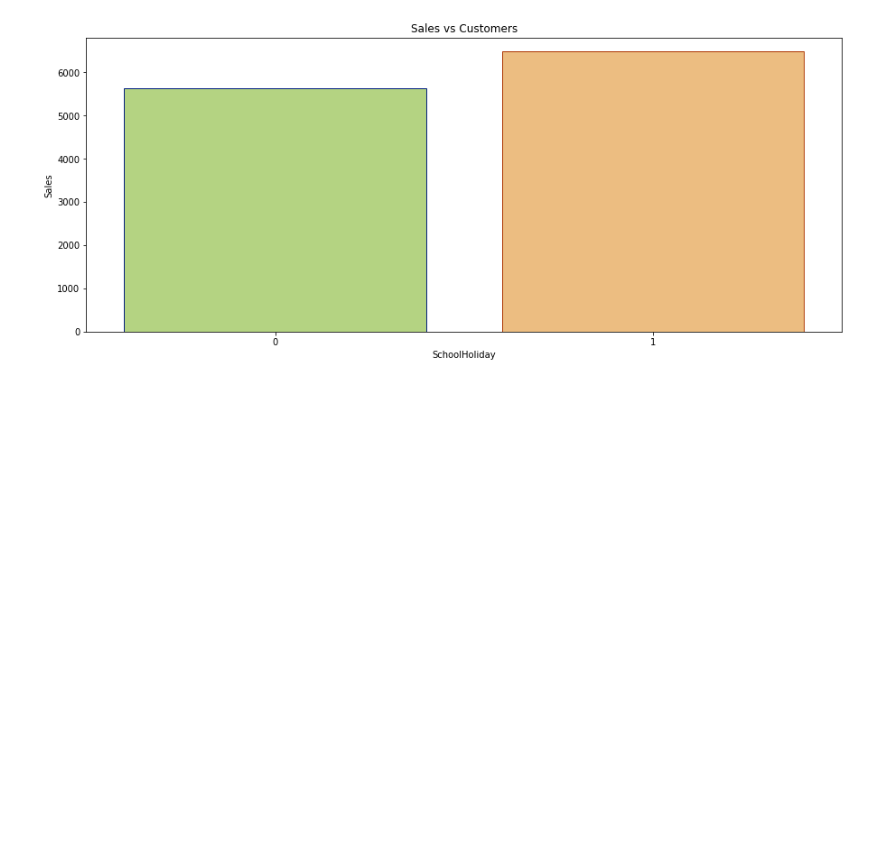
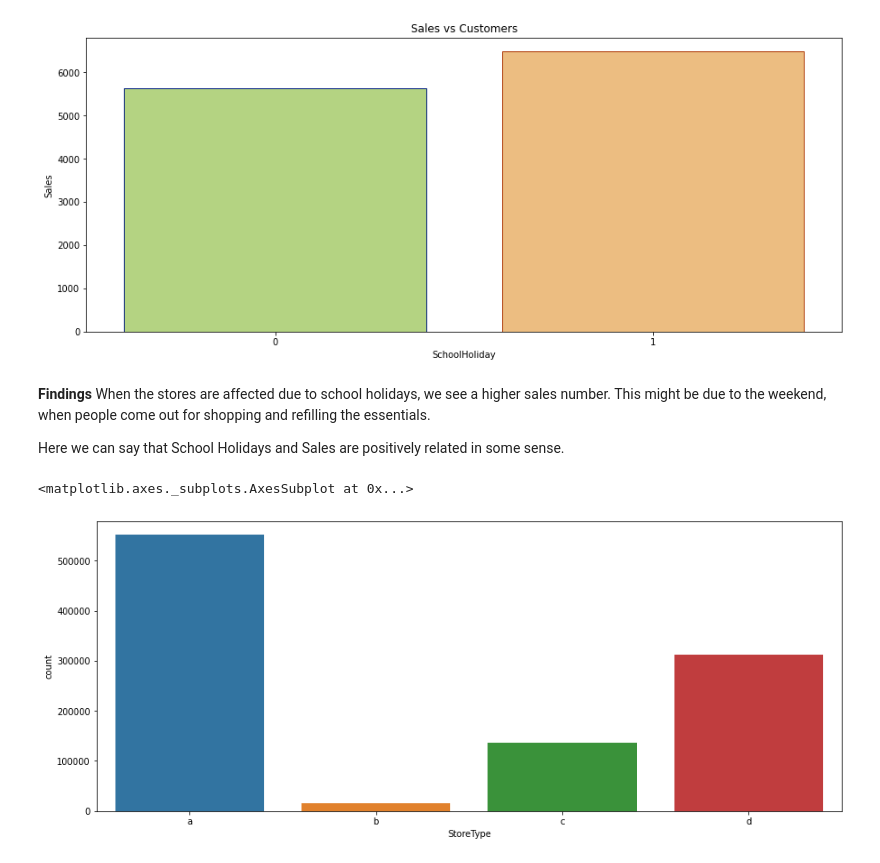
Before and after one commit to vinayakpotdar2114/Capstone-Project-2-Sales-Prediction-Rossmann-Sales-Prediction, a Jupyter notebook: Sales_Prediction_Rossmann_Sales_Prediction_Capstone_2.ipynb, the cells around one changed output. Cells and saved outputs as stored; diff of their text form; code cells hidden in the pictures; blank space fills up the shorter version.

```diff
--- a/Sales_Prediction_Rossmann_Sales_Prediction_Capstone_2.ipynb
+++ b/Sales_Prediction_Rossmann_Sales_Prediction_Capstone_2.ipynb
@@ -363,3 +365,13 @@ plt.title('Sales vs Customers')
 plt.show()
 # %% [output]
 [figure]
+# %% [markdown]
+**Findings** When the stores are affected due to school holidays, we see a higher sales number. This might be due to the weekend, when people come out for shopping and refilling the essentials.
+
+Here we can say that School Holidays and Sales are positively related in some sense.
+# %%
+plt.subplots(figsize=(15,6))
+sns.countplot(x='StoreType', data=dataset, order=['a','b','c', 'd'])
+# %% [output]
+<matplotlib.axes._subplots.AxesSubplot at 0x...>
+[figure, added]
```
Also changed, not shown: parts of 15 cells of this notebook.
